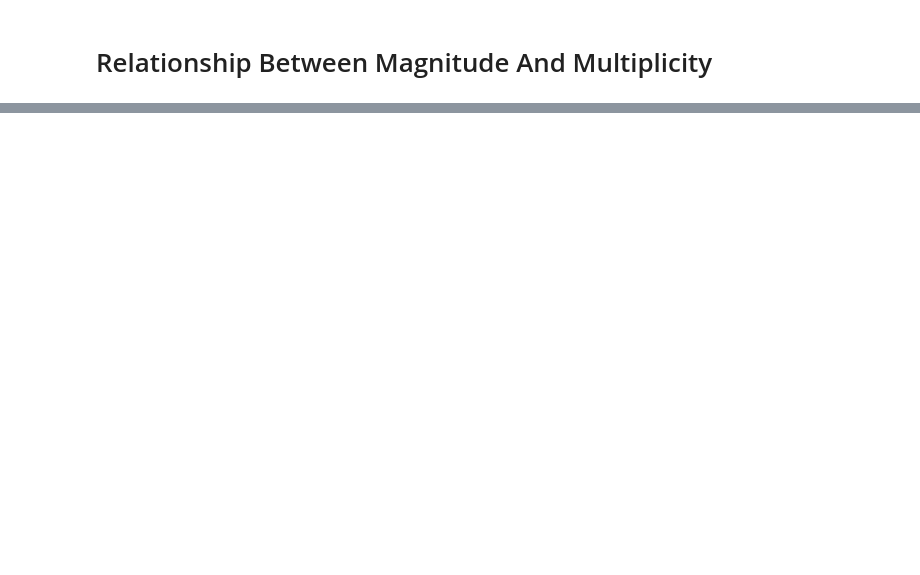
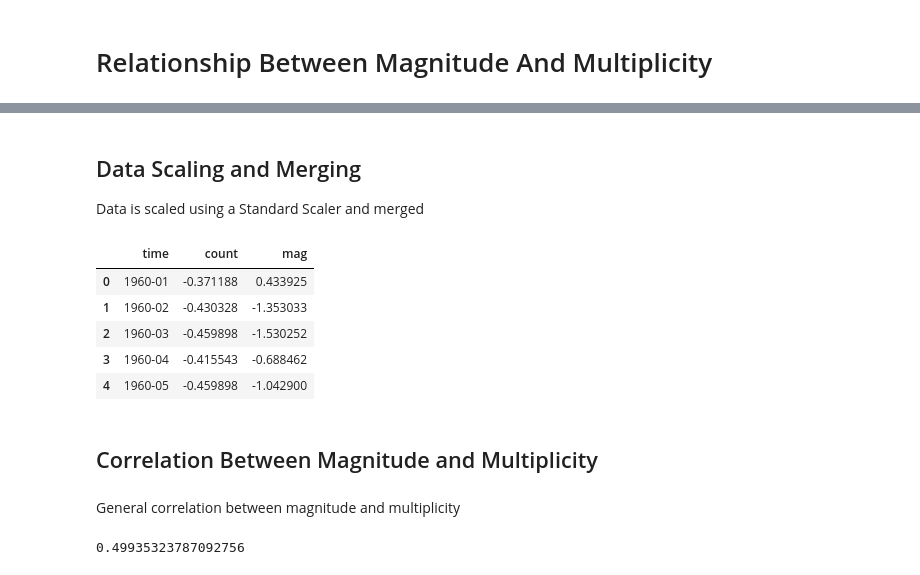
Before and after one commit to TheV123/EarthquakeHistoricalDataAnalysis, a Jupyter notebook: website/_build/jupyter_execute/magnitude_and_multiplicity.ipynb, the cells around one changed output, grey strips where cells are left out. Cells and saved outputs as stored; diff of their text form; code cells hidden in the pictures; blank space fills up the shorter version.

```diff
--- a/website/_build/jupyter_execute/magnitude_and_multiplicity.ipynb
+++ b/website/_build/jupyter_execute/magnitude_and_multiplicity.ipynb
@@ -143,0 +39,5 @@ explain what 2/3rds jaccard similarity means
+# %%
+time = []
+for i in usgs['time']:
+    time.append(pd.to_datetime(i))
+usgs['time'] = time
@@ -143,0 +47,5 @@ explain what 2/3rds jaccard similarity means
+# %%
+usgs_grouped_counts = pd.DataFrame(usgs.groupby(usgs['time'].dt.to_period('M')).mag.count())
+usgs_grouped_counts.rename(columns={'mag':'count'}, inplace=True)
+
+usgs_grouped_max = pd.DataFrame(usgs.groupby(usgs['time'].dt.to_period('M')).mag.max())
@@ -143,0 +56,24 @@ explain what 2/3rds jaccard similarity means
+# %% [markdown]
+## Data Scaling and Merging
+Data is scaled using a Standard Scaler and merged
+# %%
+scaler = StandardScaler()
+
+x_vals = np.array(usgs_grouped_counts["count"]).reshape(-1,1)
+scaled_counts_arr = scaler.fit_transform(x_vals)
+
+x_vals = np.array(usgs_grouped_max["mag"]).reshape(-1,1)
+scaled_max_arr = scaler.fit_transform(x_vals)
+# %%
+merged_earthquake_data = usgs_grouped_counts.copy()
+merged_earthquake_data['count'] = scaled_counts_arr
+merged_earthquake_data['mag'] = scaled_max_arr
+merged_earthquake_data = merged_earthquake_data.reset_index()
+merged_earthquake_data.head()
+# %% [output]
+|  | time | count | mag |
+| 0 | 1960-01 | -0.371188 | 0.433925 |
+| 1 | 1960-02 | -0.430328 | -1.353033 |
+| 2 | 1960-03 | -0.459898 | -1.530252 |
+| 3 | 1960-04 | -0.415543 | -0.688462 |
+| 4 | 1960-05 | -0.459898 | -1.042900 |
@@ -143,0 +97,9 @@ explain what 2/3rds jaccard similarity means
+# %% [markdown]
+## Correlation Between Magnitude and Multiplicity
+# %% [markdown]
+General correlation between magnitude and multiplicity
+# %%
+correlation_coefficient = merged_earthquake_data['count'].corr(merged_earthquake_data['mag'])
+print(correlation_coefficient)
+# %% [output]
+0.49935323787092756
```
Also changed, not shown: parts of 28 cells of this notebook, 15 other files.
